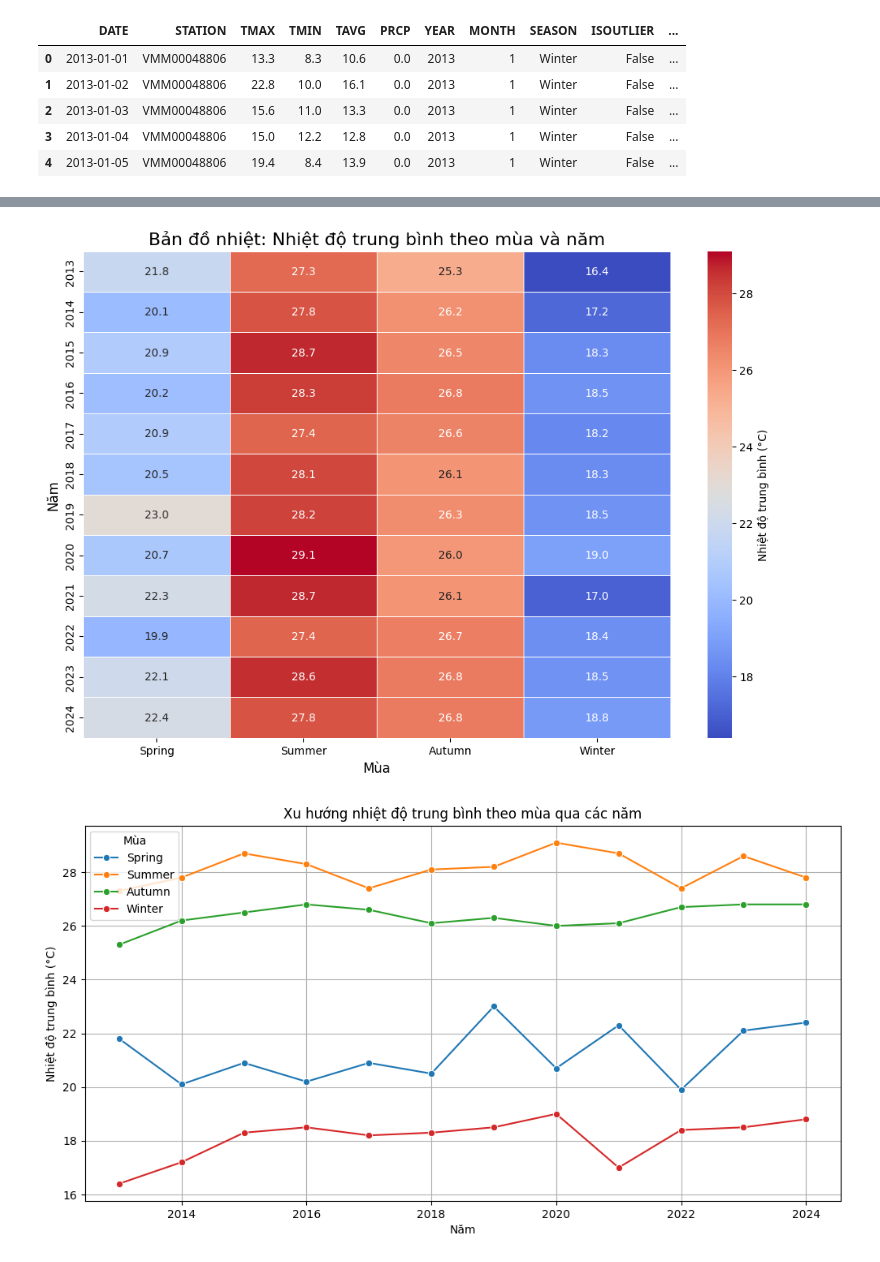
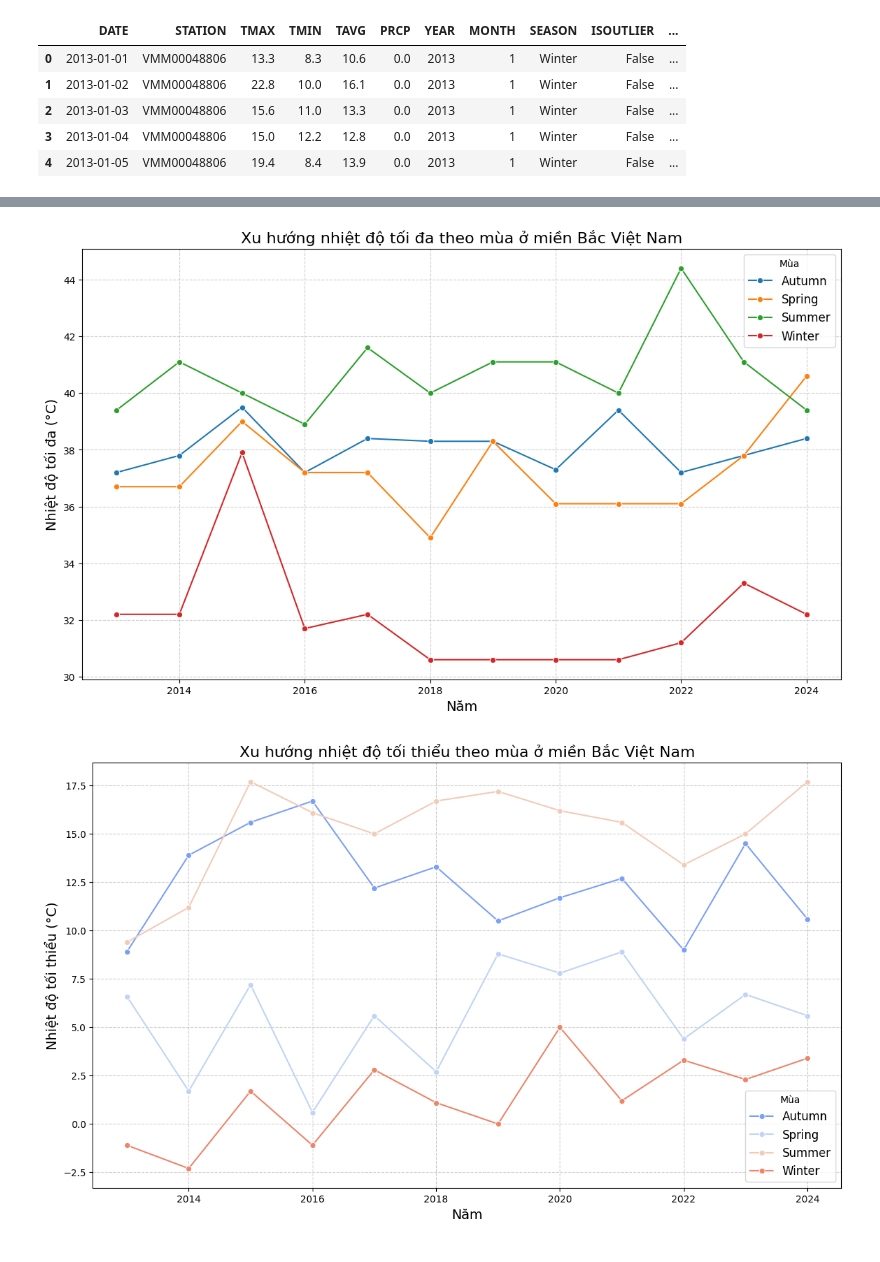
Before and after one commit to huyvanzzz/Data-Processing-Programming, a Jupyter notebook: Temperature_by_season.ipynb, the cells around one changed output, grey strips where cells are left out. Saved outputs shown, nothing was run; the diff lists cells and outputs as text; code cells hidden in the pictures.

```diff
--- a/Temperature_by_season.ipynb
+++ b/Temperature_by_season.ipynb
@@ -225,29 +224,26 @@ plt.show()
-# %%
-
-# Tạo bảng nhiệt độ trung bình (TAVG_mean) theo mùa và năm
-heatmap_data = seasonal_stats.pivot(index="YEAR", columns="SEASON", values="TAVG_mean")
-
-# Vẽ heatmap
-plt.figure(figsize=(12, 8))
-heatmap_data = seasonal_stats.pivot(index="YEAR", columns="SEASON", values="TAVG_mean").reindex(columns=season_order)
-sns.heatmap(heatmap_data, annot=True, fmt=".1f", cmap="coolwarm", linewidths=0.5, cbar_kws={"label": "Nhiệt độ trung bình (°C)"})
-plt.title("Bản đồ nhiệt: Nhiệt độ trung bình theo mùa và năm", fontsize=16)
-plt.xlabel("Mùa", fontsize=12)
-plt.ylabel("Năm", fontsize=12)
-plt.xticks(fontsize=10)
-plt.yticks(fontsize=10)
-plt.show()
-# %% [output]
-[figure, removed]
 # %%
-# Biểu đồ 1: Xu hướng nhiệt độ trung bình theo mùa qua các năm
-plt.figure(figsize=(12, 6))
-sns.lineplot(data=seasonal_stats, x='YEAR', y='TAVG_mean', hue='SEASON', marker='o', hue_order=season_order)
-plt.title('Xu hướng nhiệt độ trung bình theo mùa qua các năm')
-plt.xlabel('Năm')
-plt.ylabel('Nhiệt độ trung bình (°C)')
-plt.legend(title='Mùa')
-plt.grid(True)
+import matplotlib.pyplot as plt
+import seaborn as sns
+
+# Biểu đồ xu hướng nhiệt độ tối đa theo mùa qua các năm
+plt.figure(figsize=(14, 8))
+sns.lineplot(data=seasonal_stats, x='YEAR', y='TMAX_max', hue='SEASON', marker='o')
+plt.title('Xu hướng nhiệt độ tối đa theo mùa ở miền Bắc Việt Nam', fontsize=16)
+plt.xlabel('Năm', fontsize=14)
+plt.ylabel('Nhiệt độ tối đa (°C)', fontsize=14)
+plt.legend(title='Mùa', fontsize=12)
+plt.grid(True, linestyle='--', alpha=0.6)
 plt.show()
+
+# Biểu đồ xu hướng nhiệt độ tối thiểu theo mùa qua các năm
+plt.figure(figsize=(14, 8))
+sns.lineplot(data=seasonal_stats, x='YEAR', y='TMIN_min', hue='SEASON', marker='o', palette='coolwarm')
+plt.title('Xu hướng nhiệt độ tối thiểu theo mùa ở miền Bắc Việt Nam', fontsize=16)
+plt.xlabel('Năm', fontsize=14)
+plt.ylabel('Nhiệt độ tối thiểu (°C)', fontsize=14)
+plt.legend(title='Mùa', fontsize=12)
+plt.grid(True, linestyle='--', alpha=0.6)
+plt.show()
 # %% [output]
-[figure, old version]
+[figure, new version]
+[figure, added]
```
Also changed, not shown: parts of 11 cells of this notebook, 10 other files.
